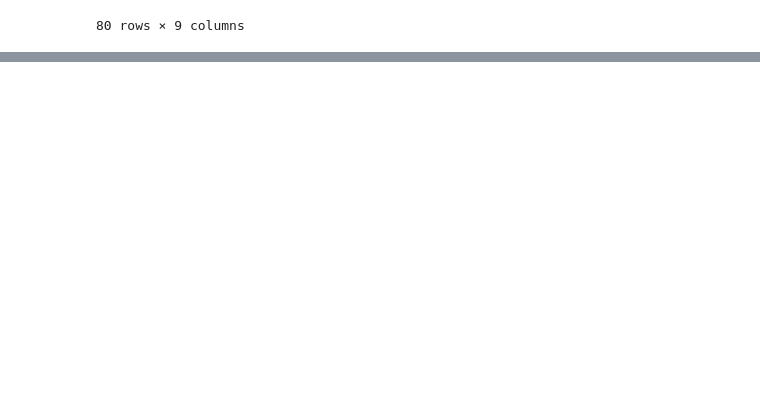
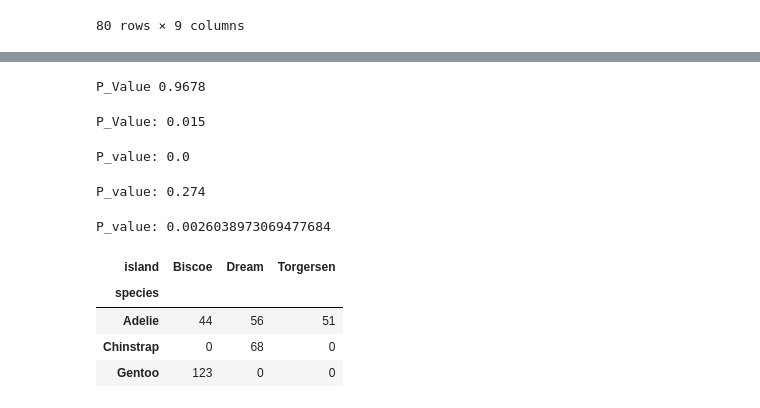
Before and after one commit to UWINTWALI/Datascience-course, a Jupyter notebook: lecture1_python_variables.ipynb, the cells around one changed output, grey strips where cells are left out. Drawn from its saved outputs; the diff is of its cells as text; code cells hidden in the pictures; blank space fills up the shorter version.

Commit message:
hypothesis-testing framework

```diff
--- a/lecture1_python_variables.ipynb
+++ b/lecture1_python_variables.ipynb
@@ -4191,0 +4194,79 @@ stratified_cars
+# %%
+## One-sample T-test on Penguins dataset
+##Read the data
+penguins = pd.read_csv("modular_program/penguins.csv")
+
+penguins = penguins.dropna(subset= ['body_mass_g'])
+#print(penguins)
+#H0 Mean: 4200g
+#H1 Mean <>, != 4200g
+
+from scipy import stats
+
+t_stat, p_value = stats.ttest_1samp(penguins['body_mass_g'], 4200)
+
+print("P_Value:", round(p_value, 4))
+
+## P_value > 0.05, There is no enough evidence to reject null hypothesis.
+# %% [output]
+P_Value 0.9678
+# %%
+## Checking the sample mean of 50 records if is equal to population mean
+t_stat, p_value = stats.ttest_1samp(penguins['body_mass_g'].sample(10), 4200)
+print("P_Value:", round(p_value, 3))
+# %% [output]
+P_Value: 0.015
+# %%
+## Two-sample t test(Independent samples)
+# Penguins male ans female body_mass_g comparison
+
+male = penguins[penguins['sex'] == "MALE"]['body_mass_g']
+female = penguins[penguins['sex'] == "FEMALE"]['body_mass_g']
+
+#H0: MeanF = MeanM
+#H1: MeanF <> MeanM
+t_stat, p_value = stats.ttest_ind(male, female)
+print("P_value:", round(p_value, 4))
+# %% [output]
+P_value: 0.0
+# %%
+##Paired t-Test for different versions
+
+import numpy as np
+
+score_before = np.array([9, 10, 12, 14, 5])
+score_after = np.array([17, 13, 115, 17, 12])
+
+t_stat, p_value1 = stats.ttest_rel(score_before, score_after)
+print("P_value:", round(p_value1, 4))
+#Since p_value > 0.05, the intervation was efficient (Accept Null Hypothesis)
+# %% [output]
+P_value: 0.274
+# %%
+## A/B Test for different items convertion rate
+
+from statsmodels.stats.proportion import proportions_ztest
+A = [55, 88] #Purchase
+B = [355, 359] #Clicks
+
+#H0: RateA =  RateB
+#H1: RateA <>  RateB
+
+start, p_value = proportions_ztest(A, B)
+print("P_value:", p_value)
+
+# P_value = 0.002 < 0.05, reject H0, Version B's click rate significantly different from A (likely higher)
+# %% [output]
+P_value: 0.0026038973069477684
+# %%
+# Chi-Square Test for categorical columns (species and island)
+
+#1.Cross tabulation
+table = pd.crosstab(penguins["species"], penguins["island"])
+table
+# %% [output]
+| island | Biscoe | Dream | Torgersen |
+| species |  |  |  |
+| Adelie | 44 | 56 | 51 |
+| Chinstrap | 0 | 68 | 0 |
+| Gentoo | 123 | 0 | 0 |
```
Also changed, not shown: parts of 4 cells of this notebook, 7 other files.
